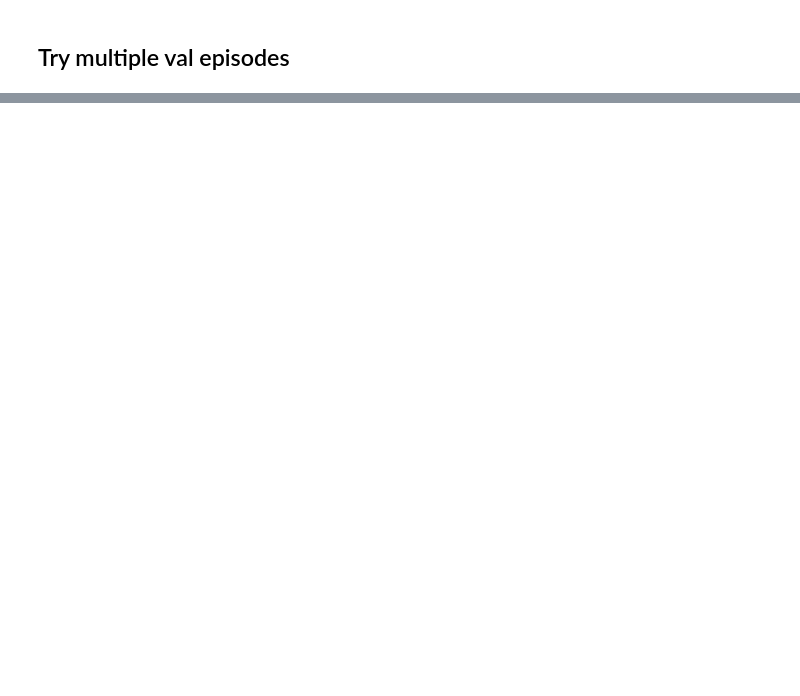
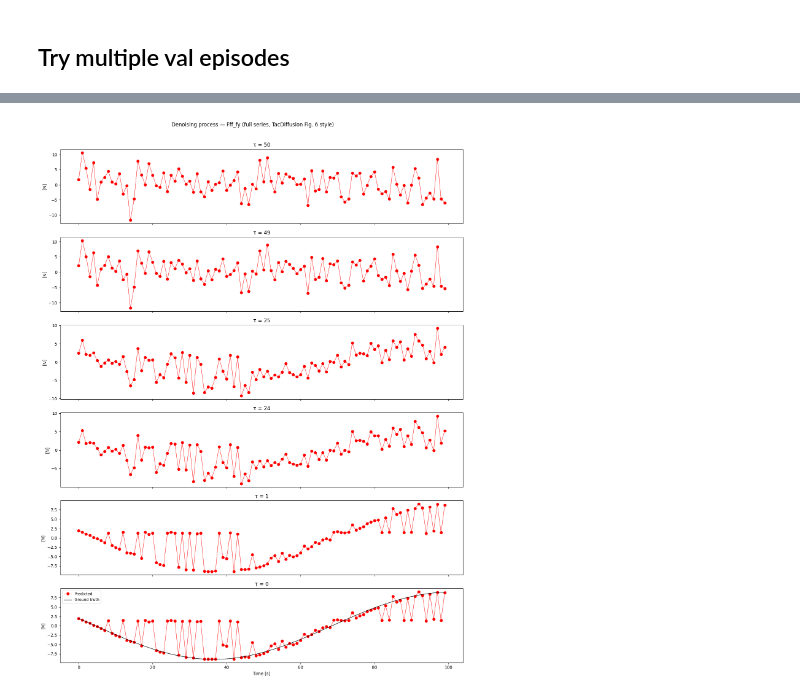
Before and after one commit to AlexanderWegenerRobotics/force-insertion-policy, a Jupyter notebook: notebooks/open_loop_validation_ddpm.ipynb, the cells around one changed output, grey strips where cells are left out. Saved outputs shown, nothing was run; the diff lists cells and outputs as text; code cells hidden in the pictures; blank space fills up the shorter version.

```diff
--- a/notebooks/open_loop_validation_ddpm.ipynb
+++ b/notebooks/open_loop_validation_ddpm.ipynb
@@ -296,0 +346,17 @@ Denoising full episode (1713 steps) as single series...
+# %%
+start, stop = 300, 400
+fig, axes = plt.subplots(len(taus_to_plot), 1, figsize=(14, 3 * len(taus_to_plot)), sharex=True)
+
+for i, tau_val in enumerate(taus_to_plot):
+    axes[i].plot(intermediates[tau_val][start:stop, channel], "-o", color='red', linewidth=0.7, label=f'Predicted')
+    if tau_val == min(taus_to_plot):
+        axes[i].plot(act_gt_raw[start:stop, channel], color='black', linewidth=1, label='Ground truth')
+        axes[i].legend(fontsize=9)
+    axes[i].set_ylabel('[N]')
+    axes[i].set_title(f'τ = {tau_val}')
+
+axes[-1].set_xlabel('Time [s]')
+fig.suptitle(f'Denoising process — {channel_label} (full series, TacDiffusion Fig. 6 style)', y=1.01)
+plt.tight_layout()
+# %% [output]
+[figure, added]
```
Also changed, not shown: parts of 10 cells of this notebook, 4 other files.
